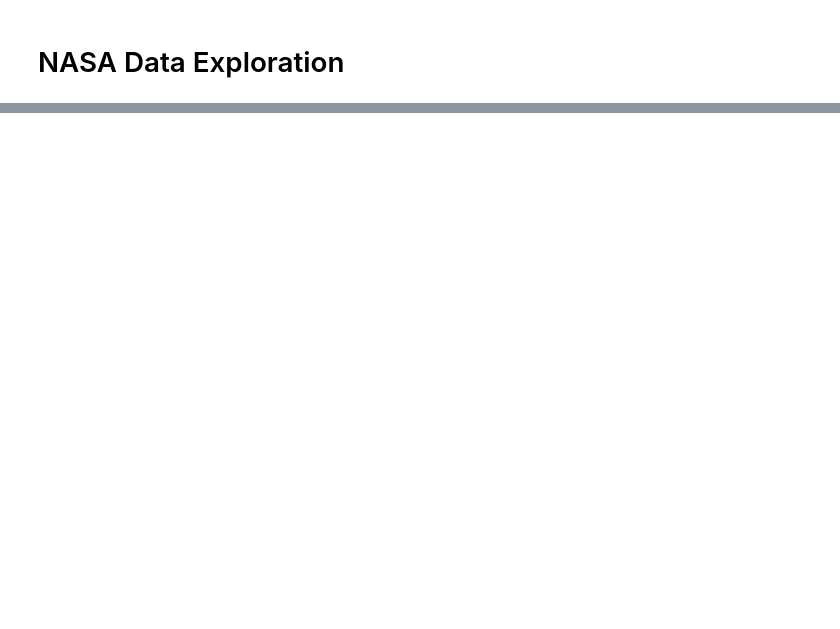
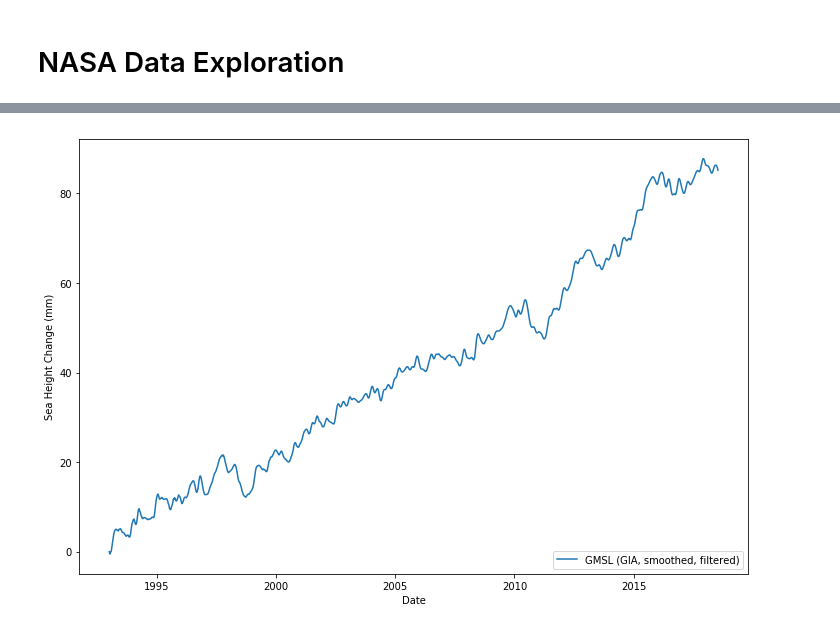
Before and after one commit to douglasdaly/hurricanes, a Jupyter notebook: notebooks/3_nasa_data_initial_explore.ipynb, the cells around one changed output, grey strips where cells are left out. Drawn from its saved outputs; the diff is of its cells as text; code cells hidden in the pictures; blank space fills up the shorter version.

Commit message:
NASA data processing script code

```diff
--- a/notebooks/3_nasa_data_initial_explore.ipynb
+++ b/notebooks/3_nasa_data_initial_explore.ipynb
@@ -36,34 +38,33 @@ plt.show();
 # %%
 # - Process Sea-level File
 # -- Figure out header rows
 with open(nasa_sea_file, 'r') as fin:
     all_lines = fin.readlines()
 
 header_lines = np.array([1 for x in all_lines if x.startswith('HDR')]).sum()
 sea_level_data = pd.read_csv(nasa_sea_file, delim_whitespace=True,
                              skiprows=header_lines-1).reset_index()
 
 sea_level_data.columns = ['Altimeter Type', 'File Cycle', 'Year Fraction',
                           'N Observations', 'N Weighted Observations', 'GMSL',
                           'Std GMSL', 'GMSL (smoothed)', 'GMSL (GIA Applied)',
                           'Std GMSL (GIA Applied)', 'GMSL (GIA, smoothed)',
                           'GMSL (GIA, smoothed, filtered)']
 sea_level_data.set_index('Year Fraction', inplace=True)
 
 fig, ax = plt.subplots(figsize=(12, 8))
 
 sea_level_var = sea_level_data.loc[:, 'GMSL (GIA, smoothed, filtered)'] \
                 - sea_level_data.loc[:, 'GMSL (GIA, smoothed, filtered)'].iloc[0]
-sea_level_var = pd.concat([sea_level_var, sea_level_data.loc[:, 'Std GMSL (GIA Applied)']],
-                          axis=1)
-sea_level_var.columns = ['Value', 'Std Dev']
 
 sea_level_var.plot(ax=ax)
 ax.set_ylabel('Sea Height Change (mm)')
 ax.set_xlabel('Date')
 ax.legend(loc='lower right')
 
 plt.show();
+# %% [output]
+[figure, added]
 # %%
 # - Process Carbon Dioxide Data
 with open(nasa_co2_file, 'r') as fin:
```
Also changed, not shown: parts of 2 cells of this notebook, 4 other files.
